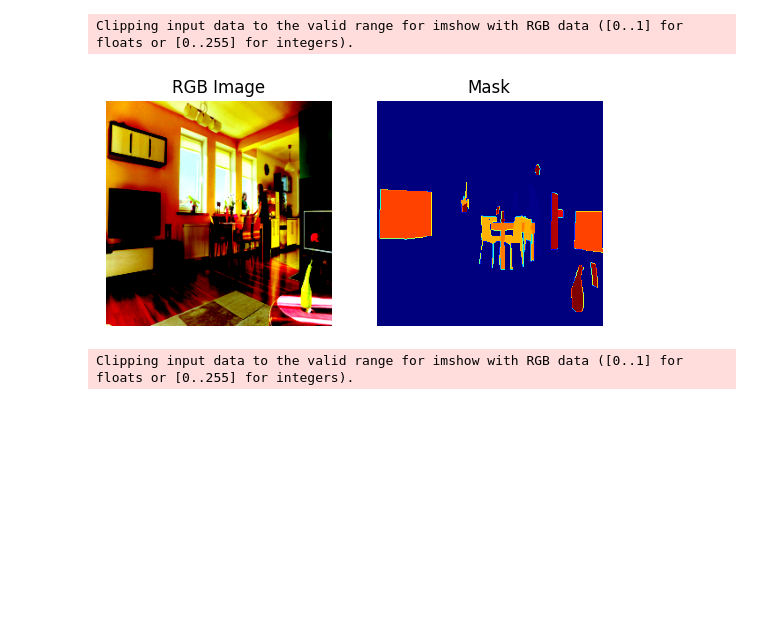
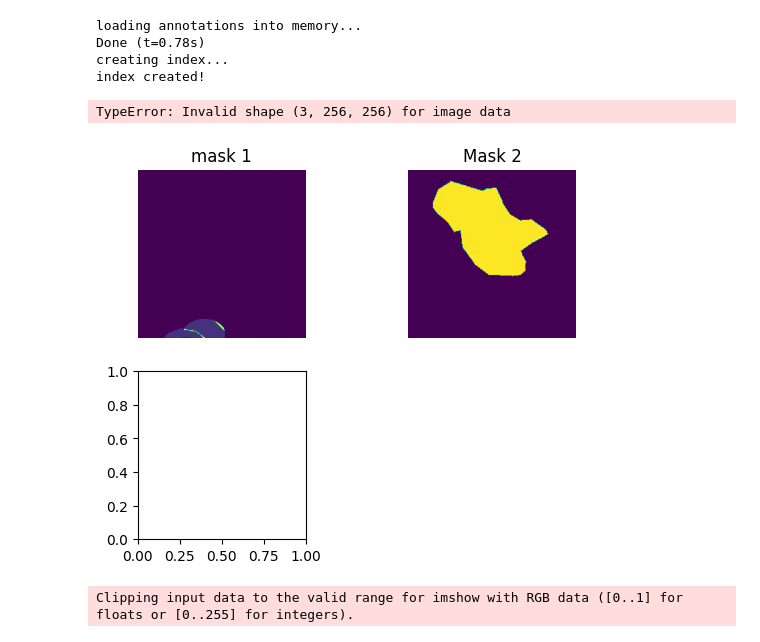
Before and after one commit to cristiano2003/semantic-segmentation, a Jupyter notebook: test.ipynb, the cells around one changed output. Drawn from its saved outputs; the diff is of its cells as text; code cells hidden in the pictures; blank space fills up the shorter version.

```diff
--- a/test.ipynb
+++ b/test.ipynb
@@ -31,26 +1,46 @@ index created!
+# %%
+from src.neopolyp.dataset.coco_utils import *
+
+train, val = infer_build("val")
+
+sample_1, sample_2, sample_3, sample_4 = train[0], val[0], train[1], val[1]
+mask1, mask2, mask3, mask4 = sample_1[1], sample_2[1], sample_3[0], sample_3[1]
+# %% [output]
+loading annotations into memory...
+Done (t=0.78s)
+creating index...
+index created!
 # %%
 import matplotlib.pyplot as plt
 import numpy as np
 
-# Assuming you have the dataset and sample as defined in the previous example
-image, mask = dataset[0][0], dataset[0][1]
-image = torch.permute(image, (1, 2, 0))
+
 # Display the RGB image
-plt.subplot(1, 2, 1)
-plt.imshow(np.array(image))
-plt.title('RGB Image')
+plt.subplot(2, 2, 1)
+plt.imshow(np.array(mask1))
+plt.title('mask 1')
 plt.axis('off')
 
 # Display the mask
-plt.subplot(1, 2, 2)
-plt.imshow(np.array(mask), cmap='jet')  # You can choose a different colormap
-plt.title('Mask')
+plt.subplot(2, 2, 2)
+plt.imshow(np.array(mask2))  # You can choose a different colormap
+plt.title('Mask 2')
+plt.axis('off')
+
+plt.subplot(2, 2, 3)
+plt.imshow(np.array(mask3))  # You can choose a different colormap
+plt.title('Mask 3')
+plt.axis('off')
+
+plt.subplot(2, 2, 4)
+plt.imshow(np.array(mask4))  # You can choose a different colormap
+plt.title('Mask 4')
 plt.axis('off')
 
 plt.show()
 # %% [output]
-Clipping input data to the valid range for imshow with RGB data ([0..1] for floats or [0..255] for integers).
+TypeError: Invalid shape (3, 256, 256) for image data
-[figure, old version]
+[figure, new version]
 # %%
 import matplotlib.pyplot as plt
 import numpy as np
```
Also changed, not shown: parts of 1 cell of this notebook, 2 other files.
